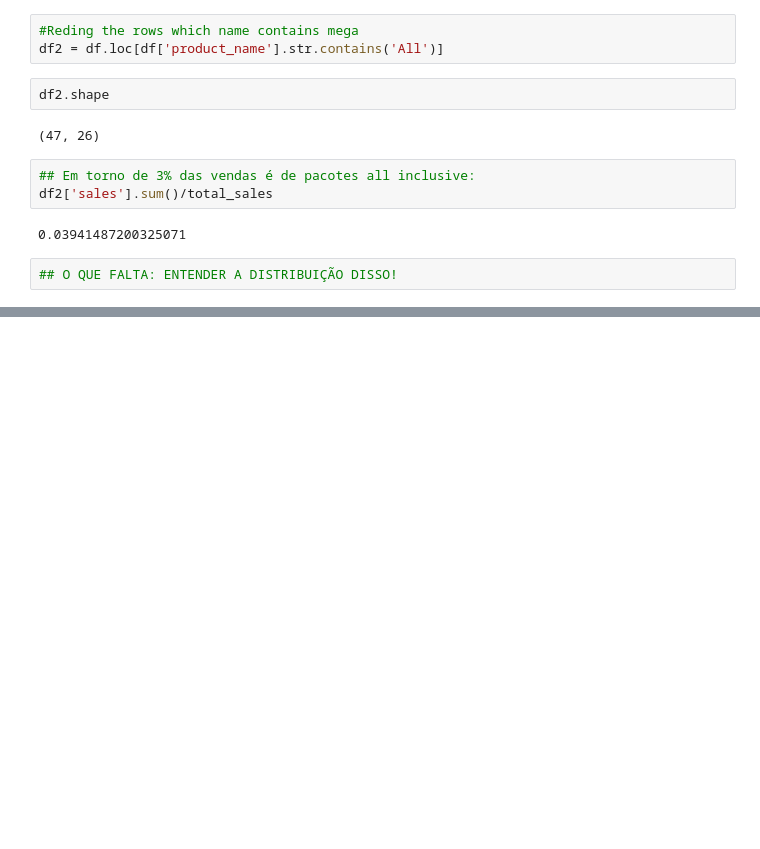
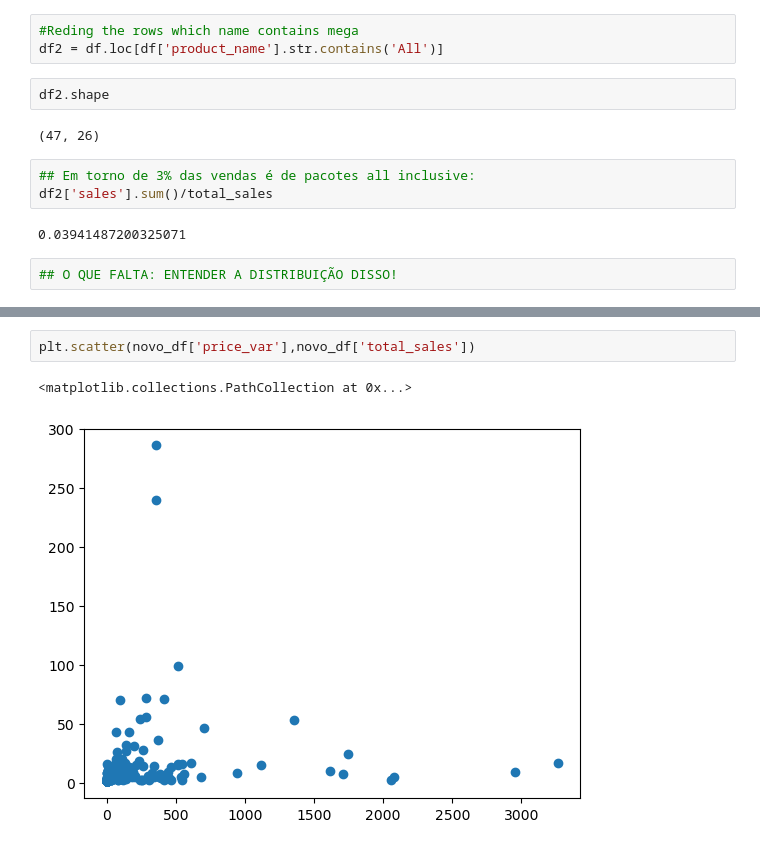
Before and after one commit to drica-monteiro/my_repository, a Jupyter notebook: sales_weekday.ipynb, the cells around one changed output, grey strips where cells are left out. Drawn from its saved outputs; the diff is of its cells as text; blank space fills up the shorter version.

```diff
--- a/sales_weekday.ipynb
+++ b/sales_weekday.ipynb
@@ -117,0 +200,5 @@ df2['sales'].sum()/total_sales
+# %%
+plt.scatter(novo_df['price_var'],novo_df['total_sales'])
+# %% [output]
+<matplotlib.collections.PathCollection at 0x...>
+[figure, added]
```
Also changed, not shown: parts of 14 cells of this notebook.
